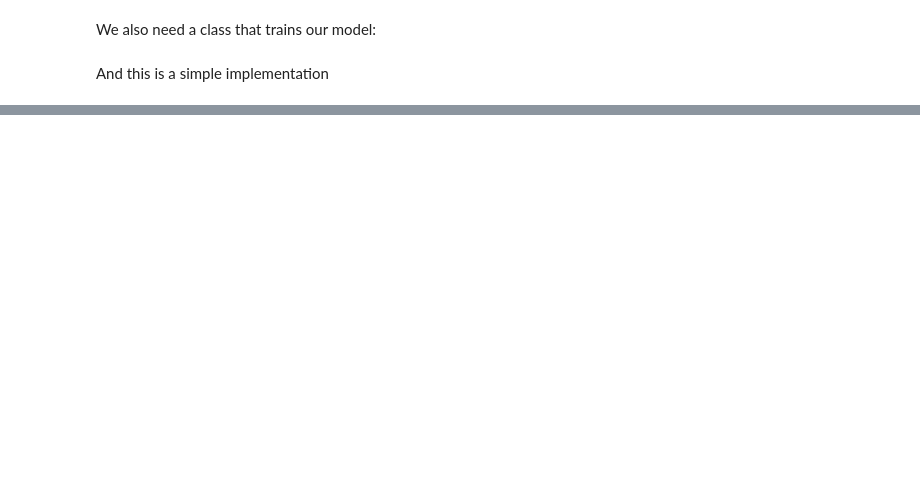
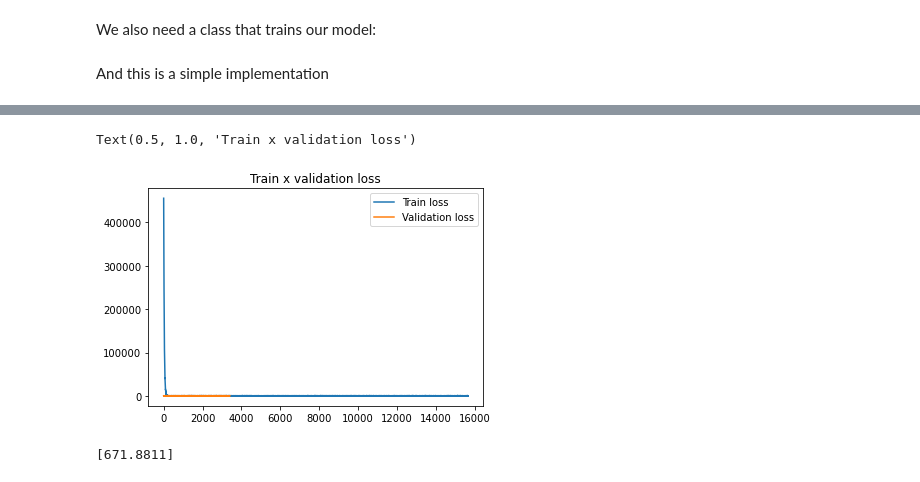
Before and after one commit to brechtlauwers/AI-math-predictor-NY, a Jupyter notebook: Model/4. PyTorch.ipynb, the cells around one changed output, grey strips where cells are left out. Saved outputs shown, nothing was run; the diff lists cells and outputs as text; code cells hidden in the pictures; blank space fills up the shorter version.

```diff
--- a/Model/4. PyTorch.ipynb
+++ b/Model/4. PyTorch.ipynb
@@ -113,7 +122,7 @@ And this is a simple implementation
 # %%
 model = LinearModel()
 loss_fn = torch.nn.MSELoss(reduction='mean')
-optimizer = torch.optim.SGD(model.parameters(), lr=0.001)
+optimizer = torch.optim.SGD(model.parameters(), lr=0.01)
 train_step = make_train_step(model, loss_fn, optimizer)
 
 for x_batch, y_batch in train_loader:
@@ -141,0 +273,9 @@ Mmh... this is an exploding gradient.
+# %%
+# convert row to data
+row = torch.Tensor([0.0070, 0.0063, 0.0043, 0.0004, 0.0004, 0.0007, 0.0010, 0.0050, 0.0072,
+        0.0061, 0.0093, 0.0005, 0.0000, 0.0067])
+# make prediction
+yhat = model(row)
+# retrieve numpy array
+yhat = yhat.detach().numpy()
+print(yhat)
@@ -141,0 +315,37 @@ Mmh... this is an exploding gradient.
+# %%
+model = Regressor()
+loss_fn = torch.nn.MSELoss()
+optimizer = torch.optim.SGD(model.parameters(), lr=0.001)
+train_step = make_train_step(model, loss_fn, optimizer)
+
+losses = []
+val_losses = []
+
+for epoch in range(50):
+    for x_batch, y_batch in train_loader:
+        # unsqeeze the tensor to add another dimension
+        x_batch = x_batch.to(torch.float32)
+        y_batch = y_batch.to(torch.float32).unsqueeze(-1)
+
+        loss = train_step(x_batch, y_batch)
+        losses.append(loss)
+
+    # Evaluate the model with test data
+    with torch.no_grad():
+        for x_val, y_val in test_loader:
+            x_val = x_val.to(torch.float32)
+            y_val = y_val.to(torch.float32).unsqueeze(-1)
+
+            model.eval()
+
+            yhat = model(x_val)
+            val_loss = loss_fn(y_val, yhat)
+            val_losses.append(val_loss.item())
+
+    print('epoch {}, MSE: {}, val loss: {}'.format(epoch, loss, val_loss))
+
+plt.plot(losses, label="Train loss")
+plt.plot(val_losses, label="Validation loss")
+plt.legend()
+plt.title("Train x validation loss")
+# %% [output]
@@ -141,0 +369,12 @@ Mmh... this is an exploding gradient.
+Text(0.5, 1.0, 'Train x validation loss')
+[figure, added]
+# %%
+# convert row to data
+row = torch.Tensor([0.003, 0.000004, 011111.14, 0.0007, 0.0013, 0.0039, 0.0096, 0.0023, 0.0057,0.0006, 0.0016, 0.0059, 0.0060, 0.0046])
+# make prediction
+yhat = model(row)
+# retrieve numpy array
+yhat = yhat.detach().numpy()
+print(yhat)
+# %% [output]
+[671.8811]
```
Also changed, not shown: parts of 51 cells of this notebook, 7 other files.
